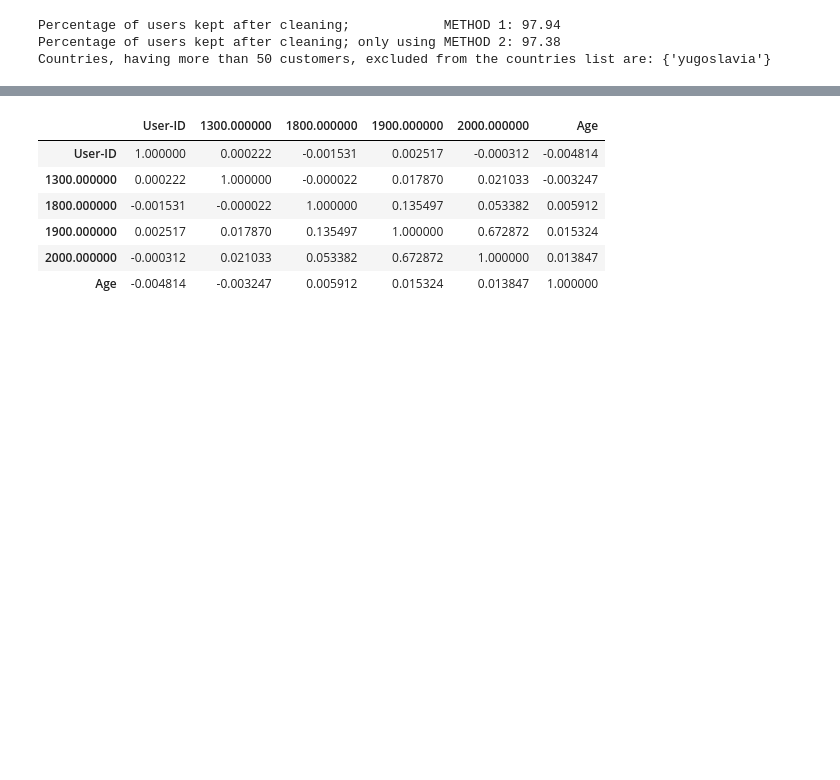
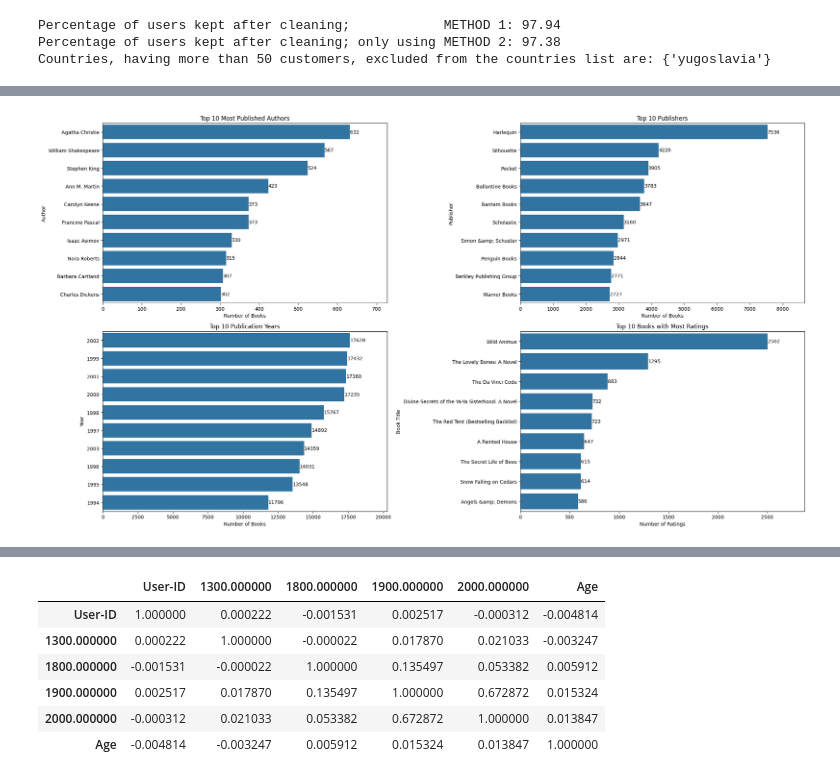
Before and after one commit to vladipetkov/Amazon-Books, a Jupyter notebook: group22_amazon_books.ipynb, the cells around one changed output, grey strips where cells are left out. Cells and saved outputs as stored; diff of their text form; code cells hidden in the pictures; blank space fills up the shorter version.

```diff
--- a/group22_amazon_books.ipynb
+++ b/group22_amazon_books.ipynb
@@ -98,0 +140,81 @@ Countries, having more than 50 customers, excluded from the countries list are:
+# %%
+print("Data Types of Books Dataset:")
+print("\n", df_books.dtypes)
+
+print("\nNumber of unique books:", df_books["ISBN"].nunique())
+print("\nMissing values in books dataset:\n", df_books.isnull().sum())
+
+
+top_n = 10
+
+author_count = (
+    df_books["Book-Author"]
+    .value_counts()
+    .head(top_n)
+    .reset_index()
+)
+author_count.columns = ["Book-Author", "Count"]
+
+publisher_count = (
+    df_books["Publisher"]
+    .value_counts()
+    .head(top_n)
+    .reset_index()
+)
+publisher_count.columns = ["Publisher", "Count"]
+
+year_count = (
+    df_books[df_books["Year-Of-Publication"].notna()]
+    ["Year-Of-Publication"]
+    .astype(int)
+    .value_counts()
+    .head(top_n)
+    .reset_index()
+)
+year_count.columns = ["Year-Of-Publication", "Count"]
+year_count["Year-Of-Publication"] = year_count["Year-Of-Publication"].astype(str)
+
+most_rated_books = (
+    df_ratings
+    .groupby("ISBN")
+    .size()
+    .reset_index(name="Count")
+    .merge(df_books[["ISBN", "Book-Title"]].drop_duplicates("ISBN"),on="ISBN",how="left")
+    .sort_values("Count", ascending=False)
+    .head(top_n)
+)
+
+fig, axes = plt.subplots(2, 2, figsize=(22, 12))
+
+ax1 = axes[0, 0]
+ax2 = axes[0, 1]
+ax3 = axes[1, 0]
+ax4 = axes[1, 1]
+
+sns.barplot(data=author_count, y="Book-Author", x="Count", ax=ax1)
+ax1.set_title("Top 10 Most Published Authors")
+ax1.set_xlabel("Number of Books")
+ax1.set_ylabel("Author")
+
+sns.barplot(data=publisher_count, y="Publisher", x="Count", ax=ax2)
+ax2.set_title("Top 10 Publishers")
+ax2.set_xlabel("Number of Books")
+ax2.set_ylabel("Publisher")
+
+sns.barplot(data=year_count, y="Year-Of-Publication", x="Count", ax=ax3)
+ax3.set_title("Top 10 Publication Years")
+ax3.set_xlabel("Number of Books")
+ax3.set_ylabel("Year")
+
+sns.barplot(data=most_rated_books, y="Book-Title", x="Count", ax=ax4)
+ax4.set_title("Top 10 Books with Most Ratings")
+ax4.set_xlabel("Number of Ratings")
+ax4.set_ylabel("Book Title")
+
+for ax in [ax1, ax2, ax3, ax4]:
+    ax.bar_label(ax.containers[0])
+    ax.margins(x=0.15)
+
+plt.tight_layout()
+plt.show()
+# %% [output]
@@ -98,0 +239 @@ Countries, having more than 50 customers, excluded from the countries list are:
+[figure, added]
```
Also changed, not shown: parts of 32 cells of this notebook, 2 other files.
